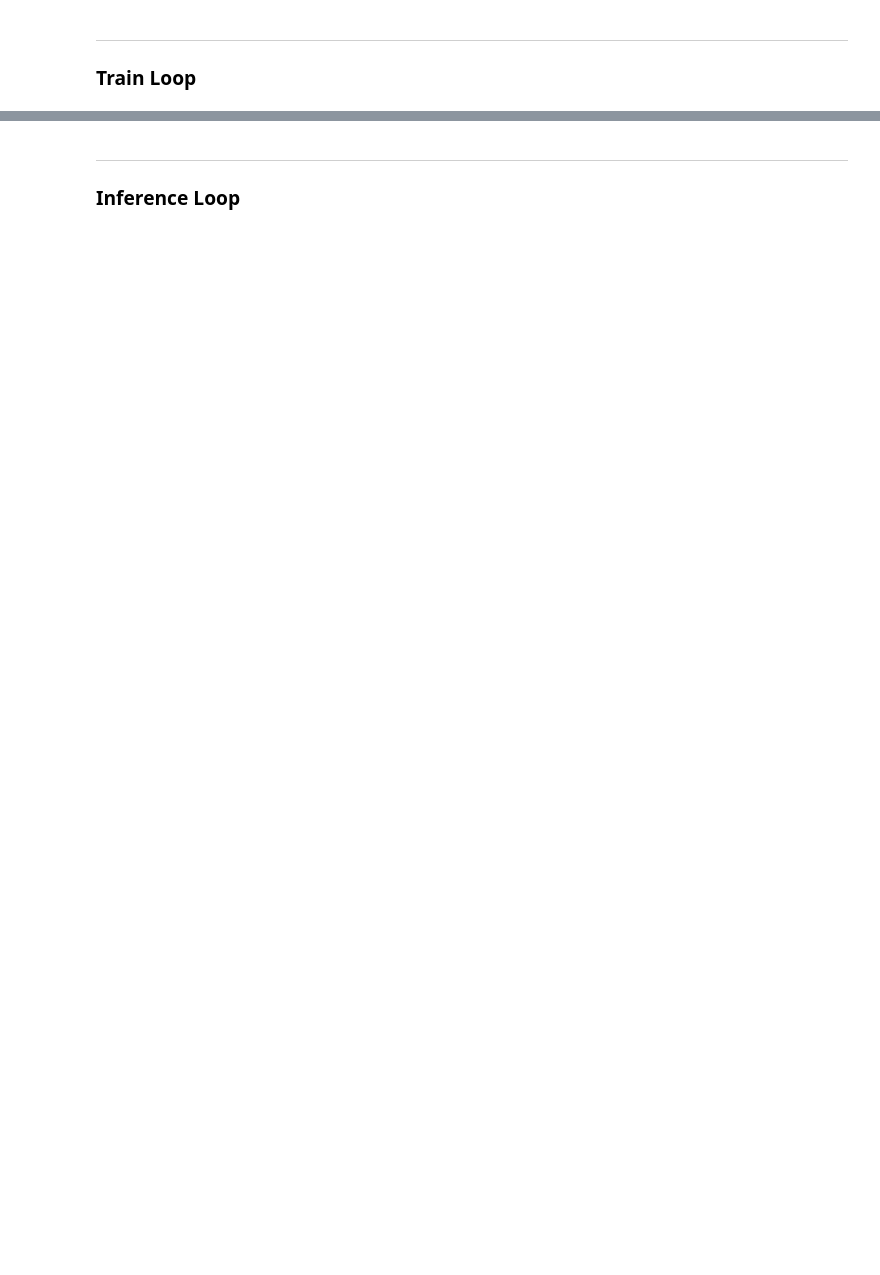
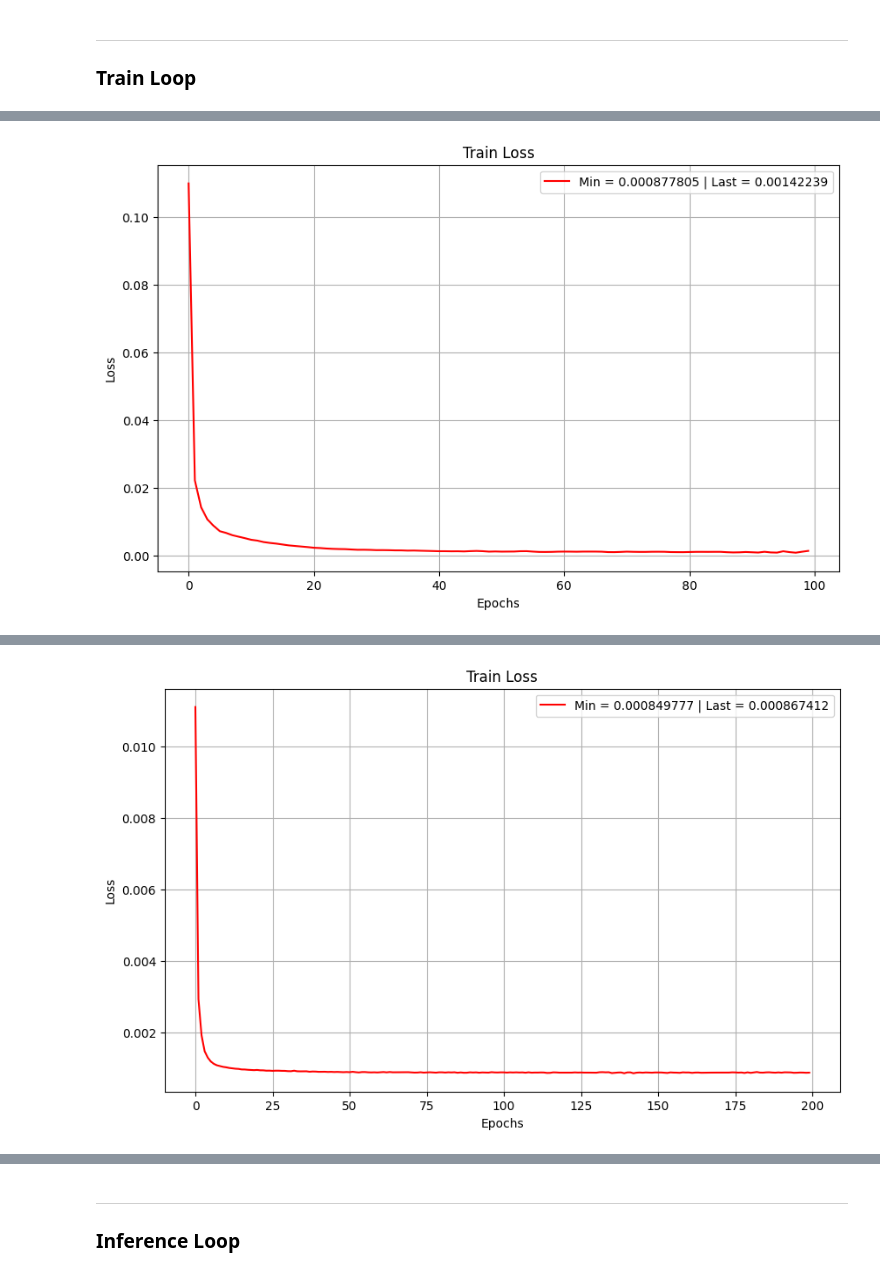
Before and after one commit to kevinscaccia/Time-Series-Transformers, a Jupyter notebook: simple_serie_test.ipynb, the cells around one changed output, grey strips where cells are left out. Cells and saved outputs as stored; diff of their text form; code cells hidden in the pictures; blank space fills up the shorter version.

```diff
--- a/simple_serie_test.ipynb
+++ b/simple_serie_test.ipynb
@@ -113,14 +222,14 @@ model_params = {
     'max_input_len':50, # What's the longest sequence the model will encounter? Used to make the positional encoder
     'forecast_horizon':FORECAST_HORIZON, # Length of the target sequence, i.e. how many time steps should your forecast cover
     'd_model':16, # model embedding dimension This can be any value divisible by n_heads. 512 is used in the original transformer paper.
-    'encoder_nheads':4, # The number of attention heads (parallel attention layers)
-    'encoder_nlayers':8, # Number of times the layer is stacked
-    'encoder_dropout': 0.2,
+    'encoder_nheads':2, # The number of attention heads (parallel attention layers)
+    'encoder_nlayers':2, # Number of times the layer is stacked
+    'encoder_dropout': 0.1,
     'encoder_ps_dropout': 0.1,
-    'feedforward_dim':128,
-    'decoder_nheads':4, # The number of attention heads (parallel attention layers)
-    'decoder_nlayers':8, # Number of times the layer is stacked
-    'decoder_dropout': 0.2, # with zeroed dropout we can reproduce the outputs.
+    'feedforward_dim':8,
+    'decoder_nheads':1, # The number of attention heads (parallel attention layers)
+    'decoder_nlayers':1, # Number of times the layer is stacked
+    'decoder_dropout': 0.1, # with zeroed dropout we can reproduce the outputs.
     'seed':7,
 }
 
@@ -136,33 +286,37 @@ Num of weights: 95313
 # %%
 
+def train(model, enc_x, dec_x, tgt_y, epochs=100, lr=0.005, gamma=0.95):
+    memory_mask, tgt_mask = model.get_train_masks()
+    optimizer = torch.optim.AdamW(model.parameters(), lr=lr)
+    scheduler = torch.optim.lr_scheduler.StepLR(optimizer, 1, gamma=gamma)
+    criterion = nn.MSELoss()
+    #
+    memory_mask, tgt_mask, model = memory_mask.to('cuda'), tgt_mask.to('cuda'), model.to('cuda')
+    enc_x, dec_x,  tgt_y  = enc_x.to('cuda'), dec_x.to('cuda'), tgt_y.to('cuda')
+    #
+    data_len = enc_x.shape[0]
+    batch_size = 512
+    losses = []
+    for epoch_i in range(epochs):
+        epoch_losses = []
+        for i in range(0, data_len, batch_size):
+            batch_enc_x, batch_enc_y, batch_tgt_y = enc_x[i:i+batch_size], dec_x[i:i+batch_size],  tgt_y[i:i+batch_size]
+            # zero the parameter gradients
+            optimizer.zero_grad()
+            pred_y = model(batch_enc_x, batch_enc_y, None, tgt_mask)
+
+            # Compute and backprop loss
+            loss = criterion(batch_tgt_y, pred_y)
+            loss.backward()
+            epoch_losses.append(loss.detach().cpu())
+            optimizer.step() #  Take optimizer step
+        scheduler.step()
+
+        losses.append(np.mean(epoch_losses))
+        print(f'Epoch {epoch_i+1} loss: {np.mean(epoch_losses)} | lr =',optimizer.param_groups[0]['lr'])
+    print_losses(losses, offset=0)
+
 model = TimeSeriesTransformer(model_params)
-memory_mask, tgt_mask = model.get_train_masks()
-optimizer = torch.optim.Adam(params=model.parameters(), lr=1e-4)
-# scheduler = torch.optim.lr_scheduler.ExponentialLR(optimizer, gamma=0.9)
-criterion = torch.nn.MSELoss()
-#
-memory_mask, tgt_mask, model = memory_mask.to('cuda'), tgt_mask.to('cuda'), model.to('cuda')
-enc_x, dec_x,  tgt_y  = enc_x.to('cuda'), dec_x.to('cuda'), tgt_y.to('cuda')
-#
-EPOCHS = 512
-data_len = enc_x.shape[0]
-batch_size = 512
-losses = []
-for epoch_i in range(EPOCHS):
-    epoch_losses = []
-    for i in range(0, data_len, batch_size):
-        batch_enc_x, batch_enc_y, batch_tgt_y = enc_x[i:i+batch_size], dec_x[i:i+batch_size],  tgt_y[i:i+batch_size]
-        # zero the parameter gradients
-        optimizer.zero_grad()
-        pred_y = model(batch_enc_x, batch_enc_y, memory_mask, tgt_mask)
-
-        # Compute and backprop loss
-        loss = criterion(batch_tgt_y, pred_y)
-        loss.backward()
-        epoch_losses.append(loss.detach().cpu())
-        optimizer.step() #  Take optimizer step
-        # scheduler.step()
-    losses.append(np.mean(epoch_losses))
-    print(f'Epoch {epoch_i+1} loss: {np.mean(epoch_losses)}')
-print_losses(losses, offset=0)
+train(model, enc_x, dec_x, tgt_y, 100, lr=0.005, gamma=1.01)
+train(model, enc_x, dec_x, tgt_y, 200, lr=0.005, gamma=0.95)
 # %% [output]
@@ -185,0 +340 @@ Epoch 17 loss: 0.02731853350996971
+[figure, added]
@@ -186,3 +358,4 @@ Epoch 17 loss: 0.02731853350996971
+[figure, added]
 # %%
 memory_mask, tgt_mask, model = memory_mask.cpu(), tgt_mask.cpu(), model.cpu()
 enc_x, dec_x,  tgt_y  = enc_x.cpu(), dec_x.cpu(), tgt_y.cpu()
```
Also changed, not shown: parts of 32 cells of this notebook, 20 other files.
